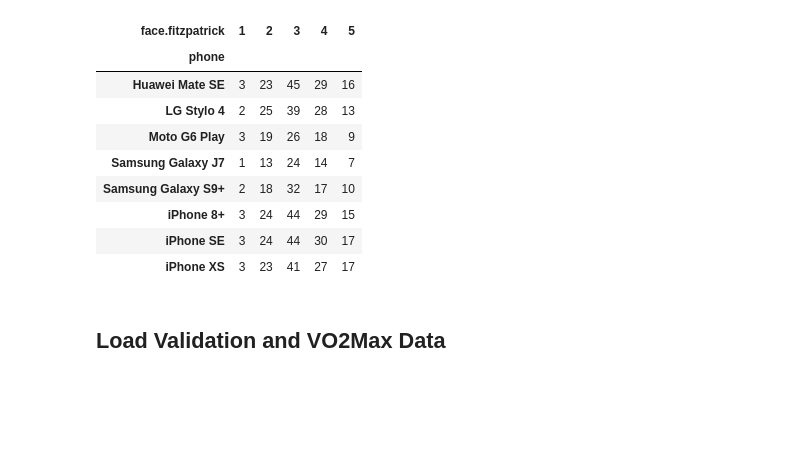
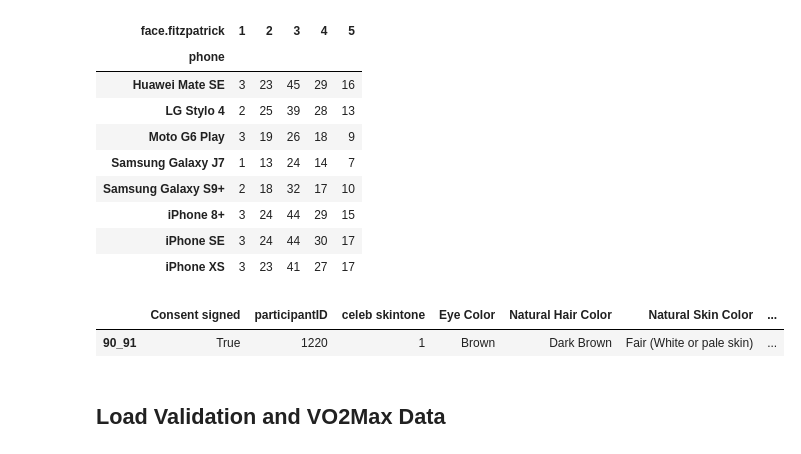
Before and after one commit to Sage-Bionetworks/CRF_validation_analysis, a Jupyter notebook: Figures.ipynb, the cells around one changed output. Drawn from its saved outputs; the diff is of its cells as text; code cells hidden in the pictures; blank space fills up the shorter version.

```diff
--- a/Figures.ipynb
+++ b/Figures.ipynb
@@ -166,6 +175,11 @@ Last update performed 2020-04-07T08:51:02.220Z
 | iPhone 8+ | 3 | 24 | 44 | 29 | 15 |
 | iPhone SE | 3 | 24 | 44 | 30 | 17 |
 | iPhone XS | 3 | 23 | 41 | 27 | 17 |
+# %%
+calibration_metadata[calibration_metadata.participantID==1220]
+# %% [output]
+|  | Consent signed | participantID | celeb skintone | Eye Color | Natural Hair Color | Natural Skin Color | ... |
+| 90_91 | True | 1220 | 1 | Brown | Dark Brown | Fair (White or pale skin) | ... |
 # %% [markdown]
 ## Load Validation and VO2Max Data
 # %%
```
Also changed, not shown: parts of 13 cells of this notebook.
